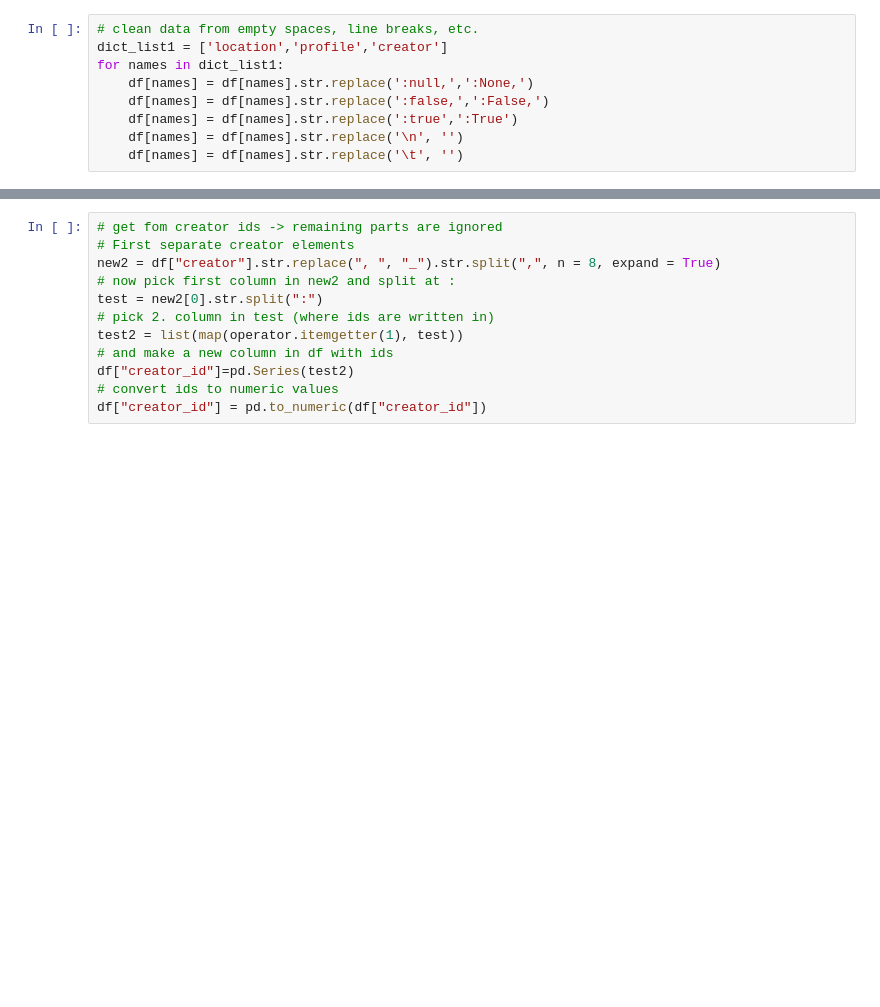
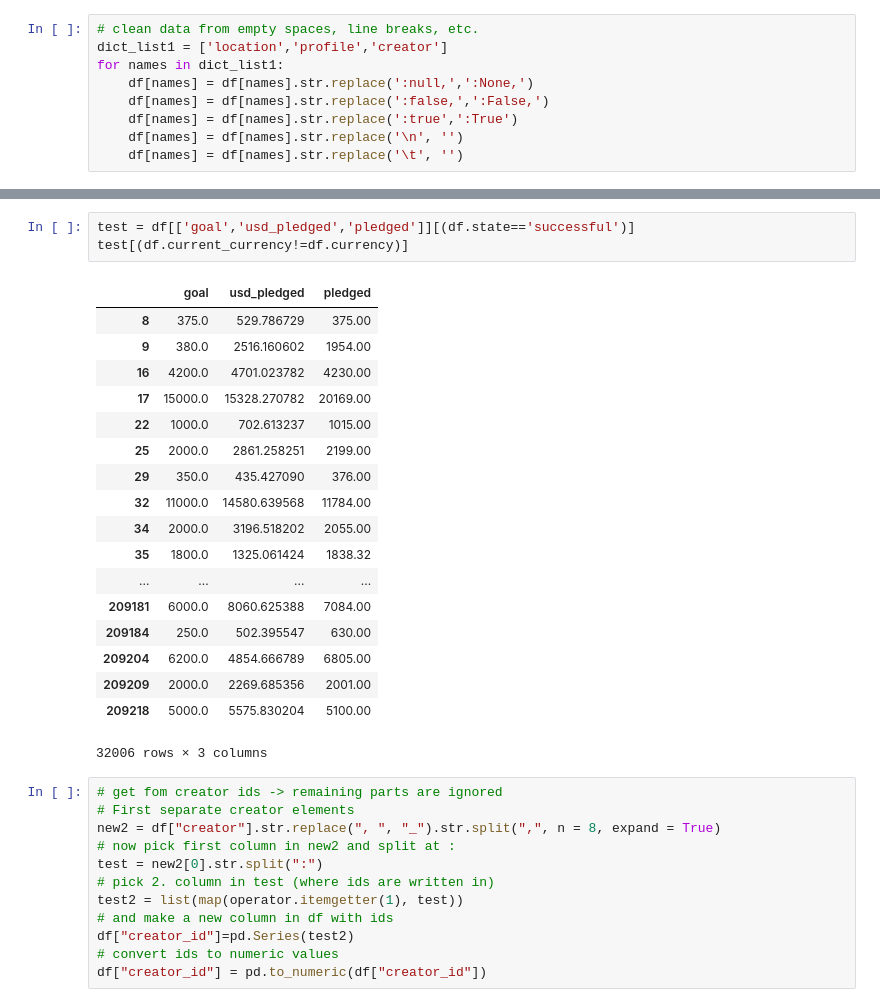
Before and after one commit to skrutzky/Project-2_Kickstarter, a Jupyter notebook: DS-Project-2_Kickstarter.ipynb, the cells around one changed output, grey strips where cells are left out. Drawn from its saved outputs; the diff is of its cells as text; blank space fills up the shorter version.

```diff
--- a/DS-Project-2_Kickstarter.ipynb
+++ b/DS-Project-2_Kickstarter.ipynb
@@ -81,3 +119,25 @@ for names in dict_list1:
+# %%
+test = df[['goal','usd_pledged','pledged']][(df.state=='successful')]
+test[(df.current_currency!=df.currency)]
+# %% [output]
+|  | goal | usd_pledged | pledged |
+| 8 | 375.0 | 529.786729 | 375.00 |
+| 9 | 380.0 | 2516.160602 | 1954.00 |
+| 16 | 4200.0 | 4701.023782 | 4230.00 |
+| 17 | 15000.0 | 15328.270782 | 20169.00 |
+| 22 | 1000.0 | 702.613237 | 1015.00 |
+| 25 | 2000.0 | 2861.258251 | 2199.00 |
+| 29 | 350.0 | 435.427090 | 376.00 |
+| 32 | 11000.0 | 14580.639568 | 11784.00 |
+| 34 | 2000.0 | 3196.518202 | 2055.00 |
+| 35 | 1800.0 | 1325.061424 | 1838.32 |
+| ... | ... | ... | ... |
+| 209181 | 6000.0 | 8060.625388 | 7084.00 |
+| 209184 | 250.0 | 502.395547 | 630.00 |
+| 209204 | 6200.0 | 4854.666789 | 6805.00 |
+| 209209 | 2000.0 | 2269.685356 | 2001.00 |
+| 209218 | 5000.0 | 5575.830204 | 5100.00 |
+32006 rows × 3 columns
 # %%
 # get fom creator ids -> remaining parts are ignored
 # First separate creator elements
```
Also changed, not shown: parts of 31 cells of this notebook.
